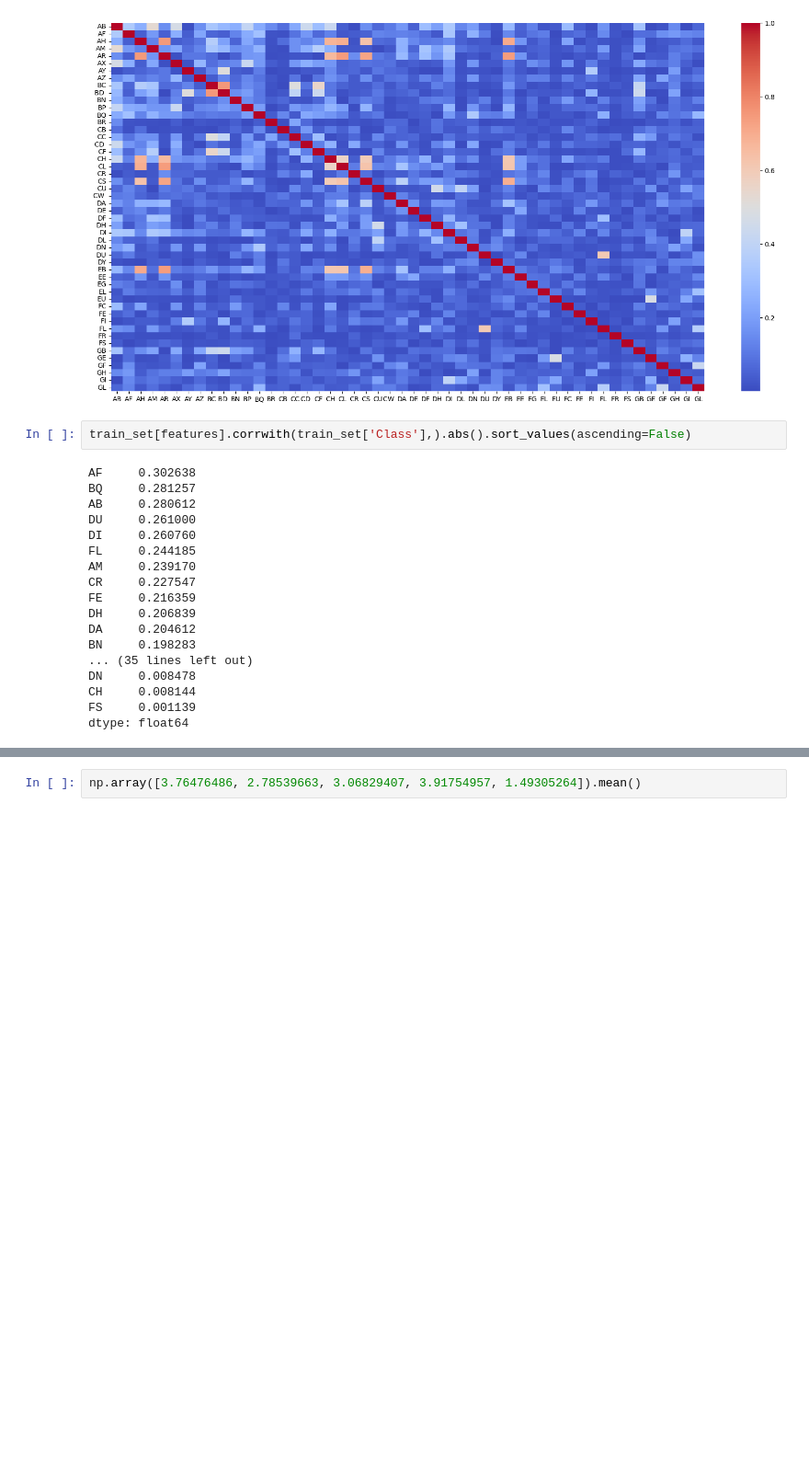
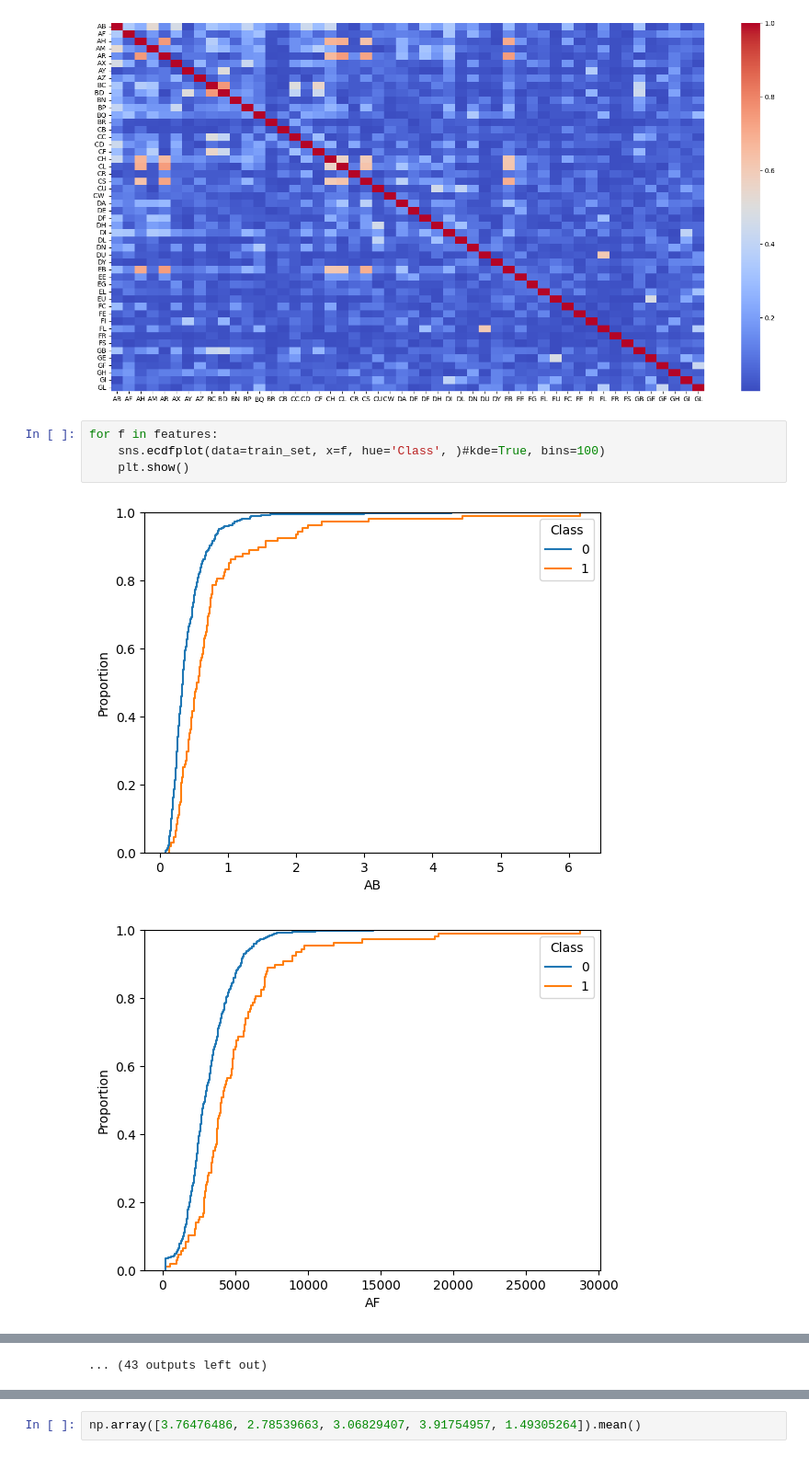
Before and after one commit to mannh/icr_kaggel, a Jupyter notebook: notebooks/eda.ipynb, the cells around one changed output, grey strips where cells are left out. Shown at 92% size. Drawn from its saved outputs; the diff is of its cells as text; blank space fills up the shorter version.

```diff
--- a/notebooks/eda.ipynb
+++ b/notebooks/eda.ipynb
@@ -73,23 +77,10 @@ sns.heatmap(corr_abs, cmap='coolwarm',)
 # %% [output]
 <Axes: >
 [figure]
-# %%
-train_set[features].corrwith(train_set['Class'],).abs().sort_values(ascending=False)
-# %% [output]
-AF     0.302638
-BQ     0.281257
-AB     0.280612
-DU     0.261000
-DI     0.260760
-FL     0.244185
-AM     0.239170
-CR     0.227547
-FE     0.216359
-DH     0.206839
-DA     0.204612
-BN     0.198283
-... (35 lines left out)
-DN     0.008478
-CH     0.008144
-FS     0.001139
-dtype: float64
+# %%
+for f in features:
+    sns.ecdfplot(data=train_set, x=f, hue='Class', )#kde=True, bins=100)
+    plt.show()
+# %% [output]
+[figure, added]
+[figure, added]
@@ -96,3 +97,4 @@ dtype: float64
+... (43 outputs left out)
 # %%
 def balanced_log_loss(y_true, y_pred):
     # y_true: correct labels 0, 1
```
Also changed, not shown: parts of 13 cells of this notebook, 1 other file.
